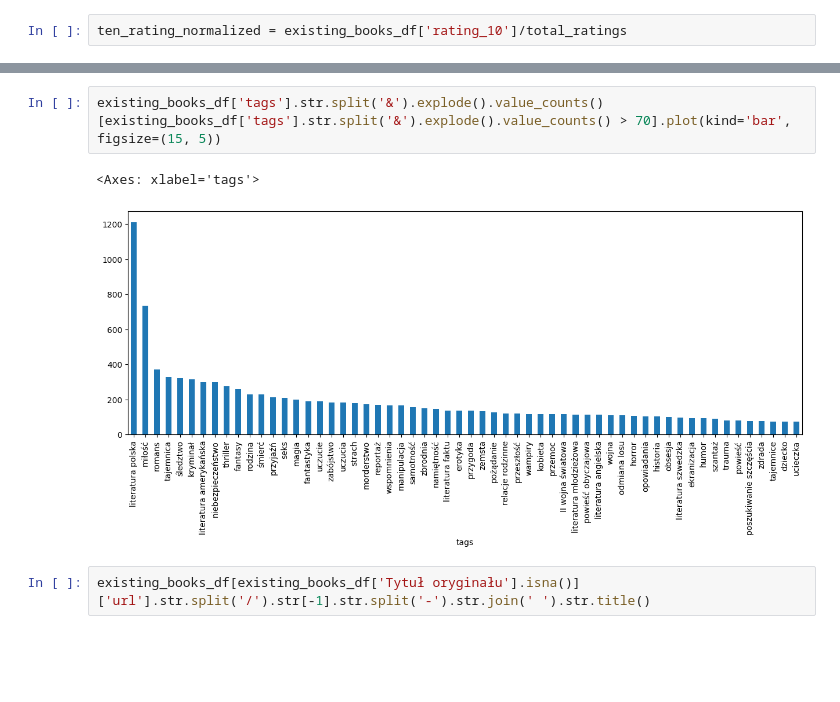
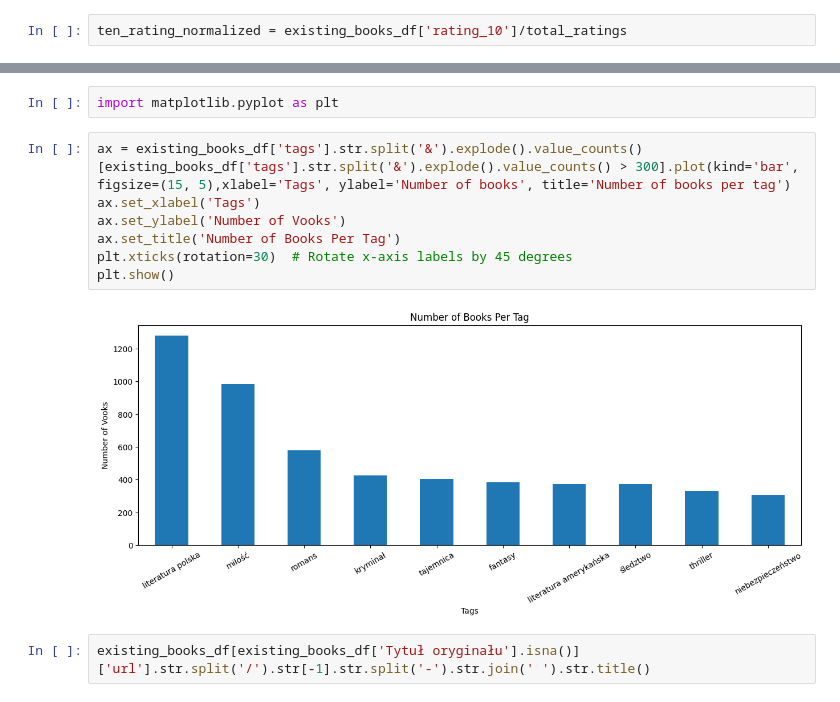
Before and after one commit to beep1000101/lubimyczytac_project, a Jupyter notebook: data_source.ipynb, the cells around one changed output, grey strips where cells are left out. Saved outputs shown, nothing was run; the diff lists cells and outputs as text; blank space fills up the shorter version.

```diff
--- a/data_source.ipynb
+++ b/data_source.ipynb
@@ -363,8 +349,14 @@ existing_books_df.loc[existing_books_df.average_rating.sort_values(ascending=Fal
-# %%
-existing_books_df['tags'].str.split('&').explode().value_counts()[existing_books_df['tags'].str.split('&').explode().value_counts() > 70].plot(kind='bar', figsize=(15, 5))
-# %% [output]
-<Axes: xlabel='tags'>
-[figure, removed]
+# %%
+import matplotlib.pyplot as plt
+# %%
+ax = existing_books_df['tags'].str.split('&').explode().value_counts()[existing_books_df['tags'].str.split('&').explode().value_counts() > 300].plot(kind='bar', figsize=(15, 5),xlabel='Tags', ylabel='Number of books', title='Number of books per tag')
+ax.set_xlabel('Tags')
+ax.set_ylabel('Number of Vooks')
+ax.set_title('Number of Books Per Tag')
+plt.xticks(rotation=30)  # Rotate x-axis labels by 45 degrees
+plt.show()
+# %% [output]
+[figure, added]
 # %%
 existing_books_df[existing_books_df['Tytuł oryginału'].isna()]['url'].str.split('/').str[-1].str.split('-').str.join(' ').str.title()
 # %% [output]
```
Also changed, not shown: parts of 9 cells of this notebook, 3 other files.
